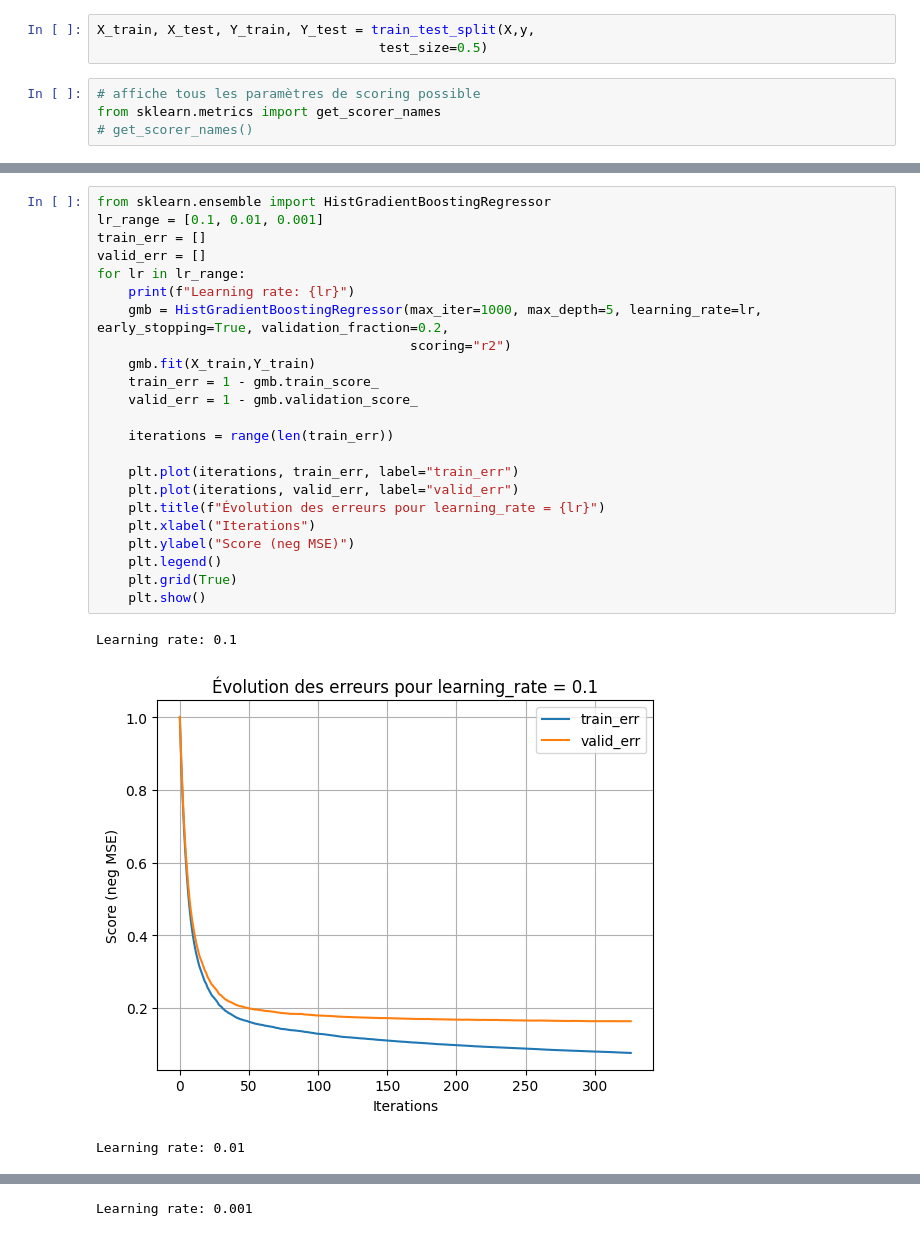
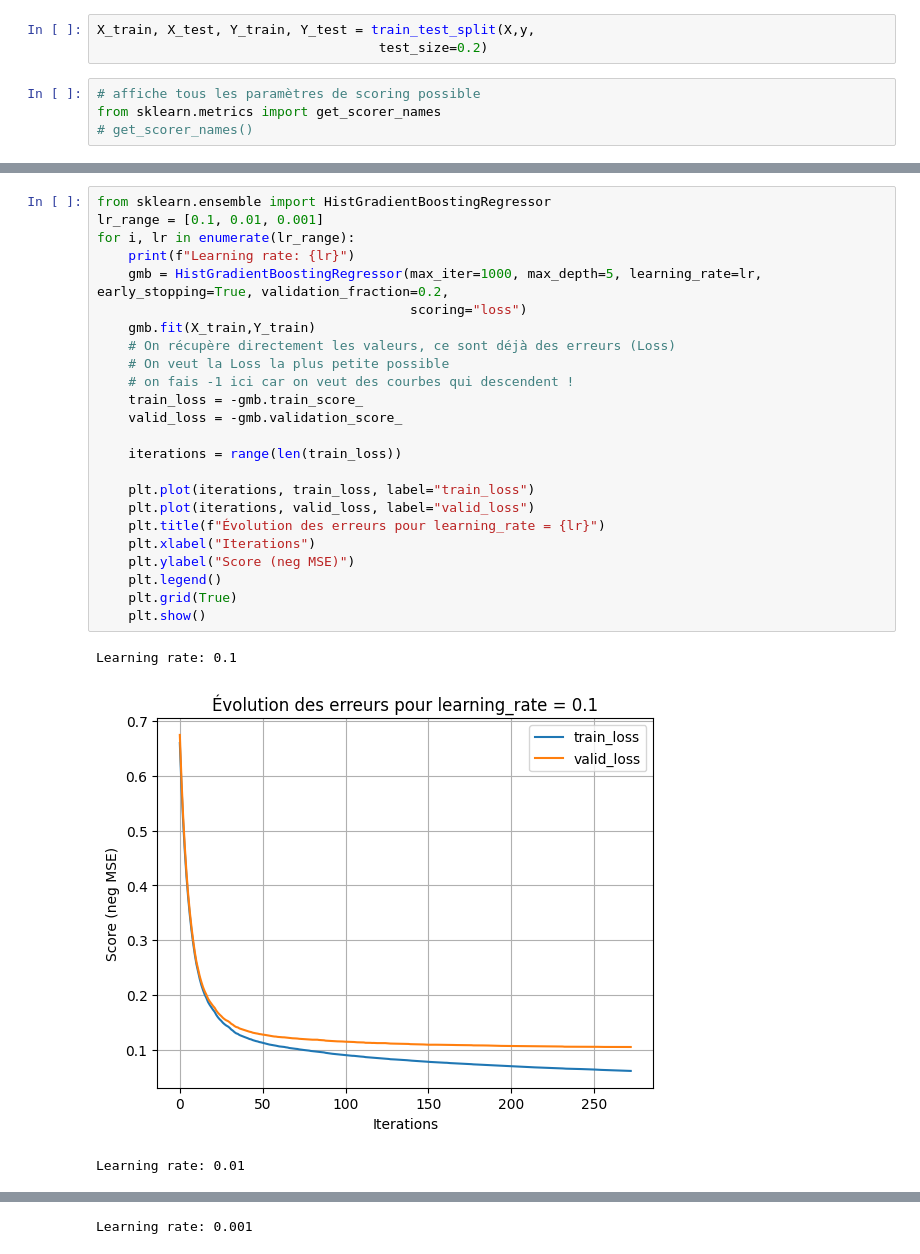
Before and after one commit to nathansourdrille/machine-learning, a Jupyter notebook: Boosting/TP11.ipynb, the cells around one changed output, grey strips where cells are left out. Saved outputs shown, nothing was run; the diff lists cells and outputs as text.

```diff
--- a/Boosting/TP11.ipynb
+++ b/Boosting/TP11.ipynb
@@ -185,7 +305,7 @@ print(f"number of samples: {n_samples}, number of features: {n_features}")
 number of samples: 20640, number of features: 8
 # %%
 X_train, X_test, Y_train, Y_test = train_test_split(X,y,
-                                    test_size=0.5)
+                                    test_size=0.2)
 # %%
 # affiche tous les paramètres de scoring possible
 from sklearn.metrics import get_scorer_names
@@ -193,27 +317,28 @@ from sklearn.metrics import get_scorer_names
 # %%
 from sklearn.ensemble import HistGradientBoostingRegressor
 lr_range = [0.1, 0.01, 0.001]
-train_err = []
-valid_err = []
-for lr in lr_range:
+for i, lr in enumerate(lr_range):
     print(f"Learning rate: {lr}")
     gmb = HistGradientBoostingRegressor(max_iter=1000, max_depth=5, learning_rate=lr, early_stopping=True, validation_fraction=0.2,
-                                        scoring="r2")
+                                        scoring="loss")
     gmb.fit(X_train,Y_train)
-    train_err = 1 - gmb.train_score_
-    valid_err = 1 - gmb.validation_score_
+    # On récupère directement les valeurs, ce sont déjà des erreurs (Loss)
+    # On veut la Loss la plus petite possible
+    # on fais -1 ici car on veut des courbes qui descendent !
+    train_loss = -gmb.train_score_
+    valid_loss = -gmb.validation_score_
 
-    iterations = range(len(train_err))
+    iterations = range(len(train_loss))
 
-    plt.plot(iterations, train_err, label="train_err")
-    plt.plot(iterations, valid_err, label="valid_err")
+    plt.plot(iterations, train_loss, label="train_loss")
+    plt.plot(iterations, valid_loss, label="valid_loss")
     plt.title(f"Évolution des erreurs pour learning_rate = {lr}")
     plt.xlabel("Iterations")
     plt.ylabel("Score (neg MSE)")
     plt.legend()
     plt.grid(True)
     plt.show()
 # %% [output]
 Learning rate: 0.1
-[figure, old version]
+[figure, new version]
 Learning rate: 0.01
```
Also changed, not shown: parts of 34 cells of this notebook.
